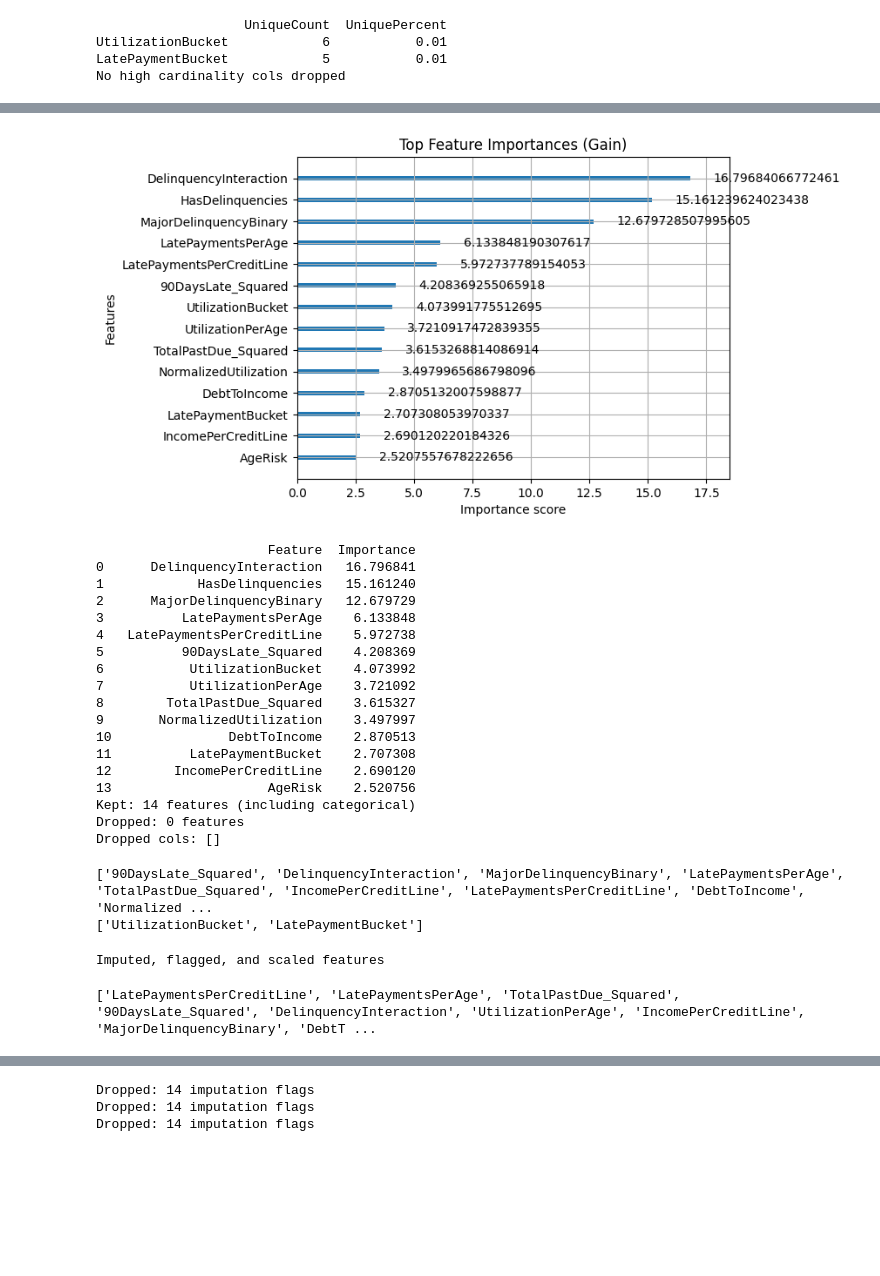
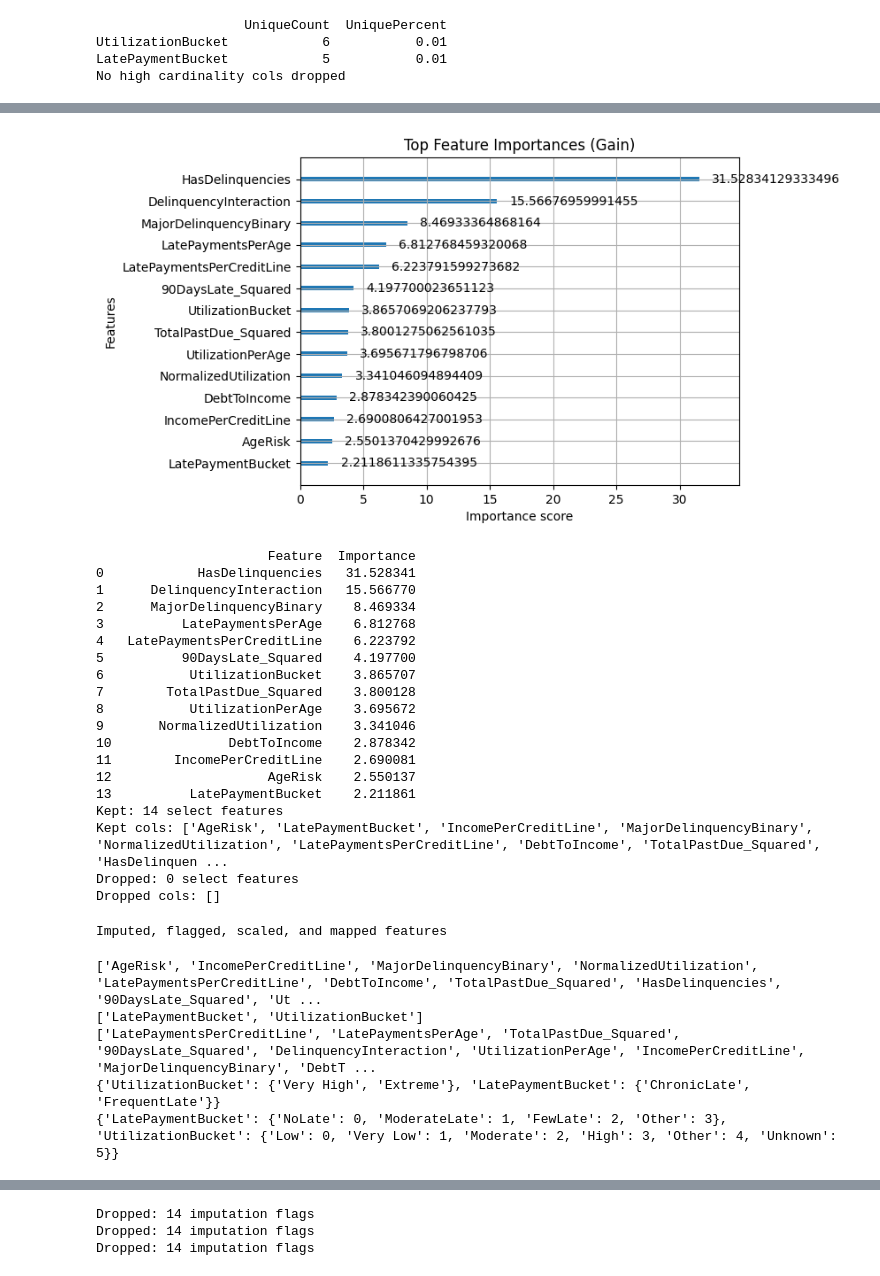
Before and after one commit to sunnysunny77/loan, a Jupyter notebook: cr.ipynb, the cells around one changed output, grey strips where cells are left out. Saved outputs shown, nothing was run; the diff lists cells and outputs as text; code cells hidden in the pictures; blank space fills up the shorter version.

```diff
--- a/cr.ipynb
+++ b/cr.ipynb
@@ -523,3 +505,6 @@ NumberOfTime60-89DaysPastDueNotWorse                    609
 | 3 | 0 | 0.658180 | 38 | 1 | 0.085113 | 3042.0 | ... |
 | 4 | 0 | 0.233810 | 30 | 0 | 0.036050 | 3300.0 | ... |
 | 5 | 0 | 0.907239 | 49 | 1 | 0.024926 | 63588.0 | ... |
+# %%
+# Drop duplicates
+df_train = check_and_drop_duplicates(df_train)
@@ -631,50 +621,47 @@ Categories collapsed: ['FrequentLate', 'ChronicLate']
 # %%
 # Feature selection
-df_selected, fs_cols_to_drop = select_features(df_collapsed, y_train, n_to_keep=20, bias_mode=None)
+df_selected, fs_cols_to_drop = select_features(df_collapsed, y_train, n_to_keep=13, bias_mode=None)
 # %% [output]
-[figure, old version]
+[figure, new version]
                       Feature  Importance
-0      DelinquencyInteraction   16.796841
-1            HasDelinquencies   15.161240
-2      MajorDelinquencyBinary   12.679729
-3          LatePaymentsPerAge    6.133848
-4   LatePaymentsPerCreditLine    5.972738
-5          90DaysLate_Squared    4.208369
-6           UtilizationBucket    4.073992
-7           UtilizationPerAge    3.721092
-8        TotalPastDue_Squared    3.615327
-9       NormalizedUtilization    3.497997
-10               DebtToIncome    2.870513
-11          LatePaymentBucket    2.707308
-12        IncomePerCreditLine    2.690120
-13                    AgeRisk    2.520756
-Kept: 14 features (including categorical)
-Dropped: 0 features
+0            HasDelinquencies   31.528341
+1      DelinquencyInteraction   15.566770
+2      MajorDelinquencyBinary    8.469334
+3          LatePaymentsPerAge    6.812768
+4   LatePaymentsPerCreditLine    6.223792
+5          90DaysLate_Squared    4.197700
+6           UtilizationBucket    3.865707
+7        TotalPastDue_Squared    3.800128
+8           UtilizationPerAge    3.695672
+9       NormalizedUtilization    3.341046
+10               DebtToIncome    2.878342
+11        IncomePerCreditLine    2.690081
+12                    AgeRisk    2.550137
+13          LatePaymentBucket    2.211861
+Kept: 14 select features
+Kept cols: ['AgeRisk', 'LatePaymentBucket', 'IncomePerCreditLine', 'MajorDelinquencyBinary', 'NormalizedUtilization', 'LatePaymentsPerCreditLine', 'DebtToIncome', 'TotalPastDue_Squared', 'HasDelinquen ...
+Dropped: 0 select features
 Dropped cols: []
-# %%
-# Columns
-num_col_order = df_selected.select_dtypes(include=['number']).columns.tolist()
-cat_col_order =  df_selected.select_dtypes(include=['object', 'category']).columns.tolist()
-print(num_col_order)
-print(cat_col_order)
-# %% [output]
-['90DaysLate_Squared', 'DelinquencyInteraction', 'MajorDelinquencyBinary', 'LatePaymentsPerAge', 'TotalPastDue_Squared', 'IncomePerCreditLine', 'LatePaymentsPerCreditLine', 'DebtToIncome', 'Normalized ...
-['UtilizationBucket', 'LatePaymentBucket']
 # %%
 # Impute and scale
-df_processed, num_imputer, cat_imputer, robust_scaler, std_scaler, skewed_col_order, normal_cols = impute_and_scale(
-    df_selected,
-    threshold=1.0,
-    num_col_order=num_col_order,
-    cat_col_order=cat_col_order
+df_processed, num_imputer,  cat_imputer, robust_scaler, std_scaler, num_col_order, skewed_col_order, cat_col_order, cat_maps = impute_and_scale(
+    df_selected
 )
 # %% [output]
-Imputed, flagged, and scaled features
+Imputed, flagged, scaled, and mapped features
 # %%
 # Skewed columns
+print(num_col_order)
+print(cat_col_order)
 print(skewed_col_order)
+print(rare_maps)
+print(cat_maps)
 # %% [output]
+['AgeRisk', 'IncomePerCreditLine', 'MajorDelinquencyBinary', 'NormalizedUtilization', 'LatePaymentsPerCreditLine', 'DebtToIncome', 'TotalPastDue_Squared', 'HasDelinquencies', '90DaysLate_Squared', 'Ut ...
+['LatePaymentBucket', 'UtilizationBucket']
 ['LatePaymentsPerCreditLine', 'LatePaymentsPerAge', 'TotalPastDue_Squared', '90DaysLate_Squared', 'DelinquencyInteraction', 'UtilizationPerAge', 'IncomePerCreditLine', 'MajorDelinquencyBinary', 'DebtT ...
+{'UtilizationBucket': {'Very High', 'Extreme'}, 'LatePaymentBucket': {'ChronicLate', 'FrequentLate'}}
+{'LatePaymentBucket': {'NoLate': 0, 'ModerateLate': 1, 'FewLate': 2, 'Other': 3}, 'UtilizationBucket': {'Low': 0, 'Very Low': 1, 'Moderate': 2, 'High': 3, 'Other': 4, 'Unknown': 5}}
 # %%
 # Process
 all_cols_to_drop = feature_cols_to_drop + hm_cols_to_drop + hc_cols_to_drop + fs_cols_to_drop
```
Also changed, not shown: parts of 20 cells of this notebook, 17 other files.
